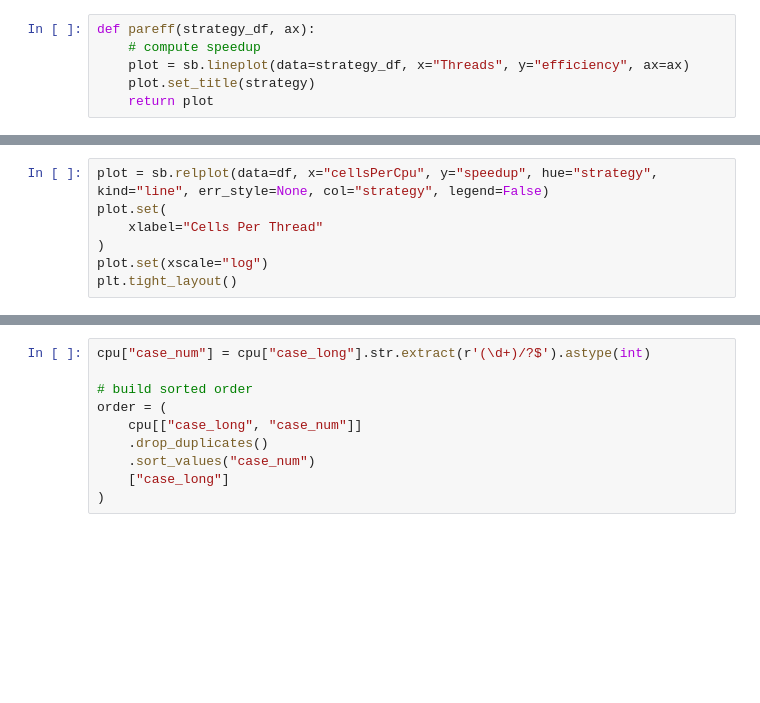
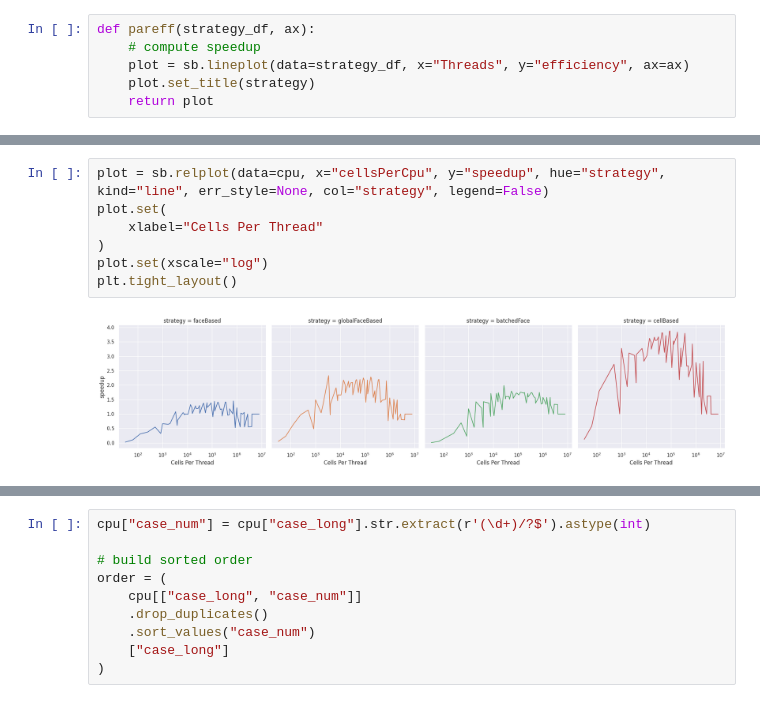
Before and after one commit to lupeterm/FVM-Prototyping, a Jupyter notebook: notebooks/scaling.ipynb, the cells around one changed output, grey strips where cells are left out. Cells and saved outputs as stored; diff of their text form; blank space fills up the shorter version.

```diff
--- a/notebooks/scaling.ipynb
+++ b/notebooks/scaling.ipynb
@@ -151,8 +148,10 @@ plt.savefig("figures/cpu_scaling.svg")
 # %%
-plot = sb.relplot(data=df, x="cellsPerCpu", y="speedup", hue="strategy", kind="line", err_style=None, col="strategy", legend=False)
+plot = sb.relplot(data=cpu, x="cellsPerCpu", y="speedup", hue="strategy", kind="line", err_style=None, col="strategy", legend=False)
 plot.set(
     xlabel="Cells Per Thread"
 )
 plot.set(xscale="log")
 plt.tight_layout()
+# %% [output]
+[figure, added]
 # %%
```
Also changed, not shown: parts of 34 cells of this notebook, 8 other files.
